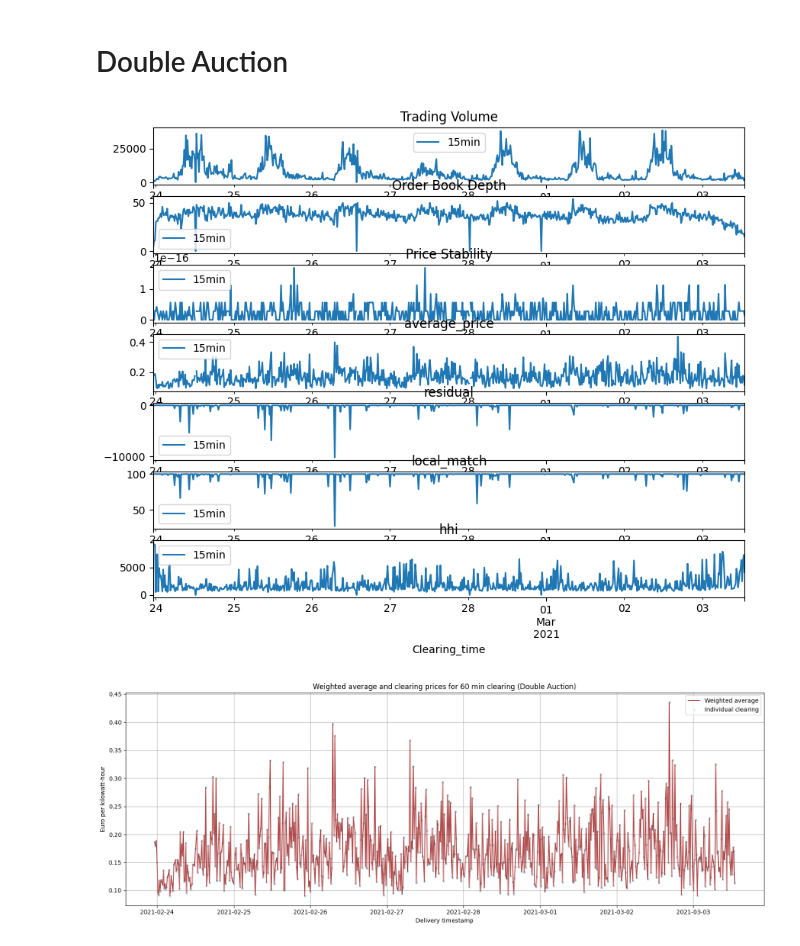
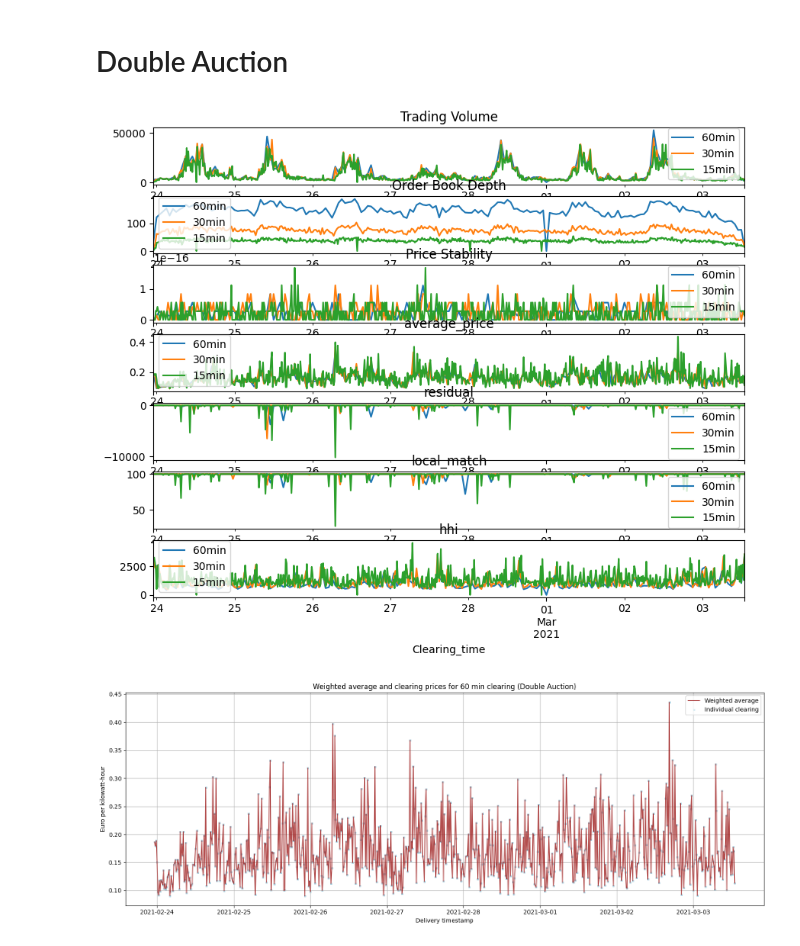
Before and after one commit to pepijnvdw/thesis2, a Jupyter notebook: endgame.ipynb, the cells around one changed output. Cells and saved outputs as stored; diff of their text form; code cells hidden in the pictures.

```diff
--- a/endgame.ipynb
+++ b/endgame.ipynb
@@ -429,7 +429,7 @@ import pandas as pd
 import numpy as np
 import matplotlib.pyplot as plt
 
-freqs = ['15min']#, '30min', '15min']
+freqs = ['60min', '30min', '15min']
 performance_data = []
 
 for freq in freqs:
@@ -474,7 +474,7 @@ for freq in freqs:
         average_price = merged_df['price_trans'].mean()
 
         # Step 1: Calculate market shares
-        market_shares = merged_df.groupby('user')['quantity_bid'].sum() / merged_df['quantity_bid'].sum()
+        market_shares = merged_df.groupby('user')['quantity_trans'].sum() / merged_df['quantity_trans'].sum()
         # Step 2: Square the market shares
         squared_market_shares = market_shares ** 2
         # Step 3: Calculate the sum of squared market shares
@@ -510,34 +510,34 @@ for i, freq in enumerate(freqs):
     performance_data[i]['Order_book_depth'].plot(ax=axs[1], label=freq)
     performance_data[i]['Price_stability'].plot(ax=axs[2], label=freq)
     performance_data[i]['average_price'].plot(ax=axs[3], label=freq)
     performance_data[i]['residual'].plot(ax=axs[4], label=freq)
     performance_data[i]['local_match'].plot(ax=axs[5], label=freq)
     performance_data[i]['hhi'].plot(ax=axs[6], label=freq)
 
 axs[0].set_title('Trading Volume')
 axs[1].set_title('Order Book Depth')
 axs[2].set_title('Price Stability')
 axs[3].set_title('average_price')
 axs[4].set_title('residual')
 axs[5].set_title('local_match')
 axs[6].set_title('hhi')
 
 axs[0].legend()
 axs[1].legend()
 axs[2].legend()
 axs[3].legend()
 axs[4].legend()
 axs[5].legend()
 axs[6].legend()
 
 plt.tight_layout()
 plt.show()
 
 
 for i, freq in enumerate(freqs):
     performance_data[i].to_csv(f'performance_data_auc_{freq}.csv')
 # %% [output]
-[figure, old version]
+[figure, new version]
 # %%
 import matplotlib.pyplot as plt
 
```
Also changed, not shown: parts of 29 cells of this notebook.
